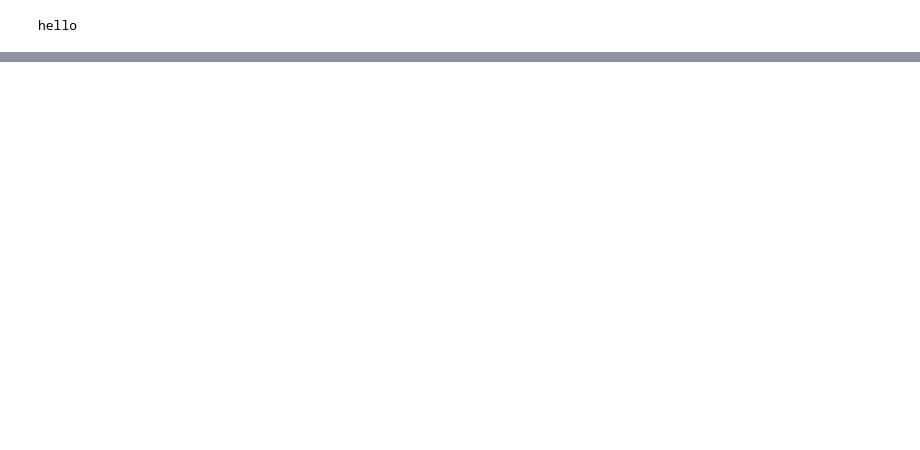
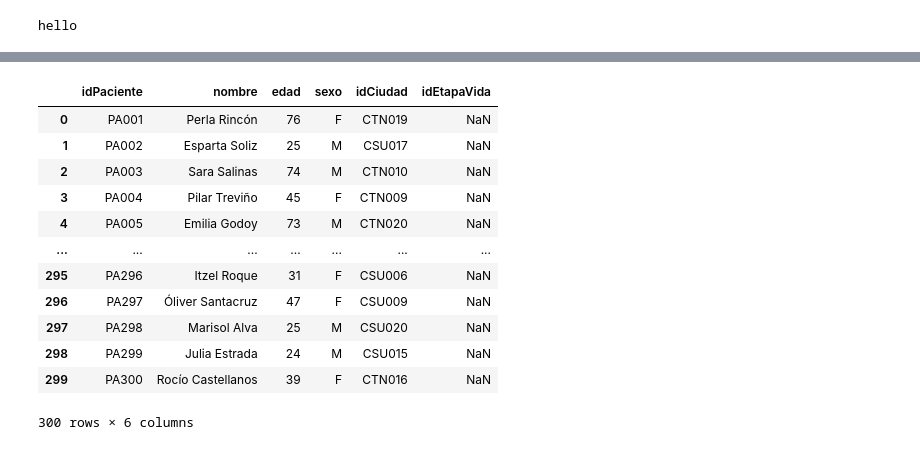
Before and after one commit to aldoSN003/almacenes-de-datos, a Jupyter notebook: Pacientes.ipynb, the cells around one changed output, grey strips where cells are left out. Saved outputs shown, nothing was run; the diff lists cells and outputs as text; code cells hidden in the pictures; blank space fills up the shorter version.

```diff
--- a/Pacientes.ipynb
+++ b/Pacientes.ipynb
@@ -27,0 +164,13 @@ df.value
+# %%
+
+# 1. Determina el número exacto de IDs necesarios (debería ser 350)
+num_pacientes = len(df_pacientes)
+
+# 2. Genera los identificadores en el formato DR001, DR002, ..., DR350
+# Usamos un list comprehension para recorrer los números del 1 al 350
+# y f-strings con f":03d" para asegurar que cada número tenga 3 dígitos (ej: 1 -> 001).
+id_pacientes_300 = [f"PA{i:03d}" for i in range(1, num_pacientes + 1)]
+
+# 3. Asigna esta lista a la columna 'idDoctor'
+df_pacientes["idPaciente"] = id_pacientes_300
+df_pacientes
@@ -27,0 +193,3 @@ df.value
+# %%
+df_ciudades_id = pd.concat([id_ciudades_norte, id_ciudades_sur], ignore_index=True)
+df_ciudades_id
@@ -27,0 +214,35 @@ df.value
+# %%
+import numpy as np
+
+# 1. Extrae las especialidades únicas de tu DataFrame de origen
+#    Usamos .values para obtener un array de NumPy con las 60 especialidades
+ciudades_disponibles = df_ciudades_id.values
+
+# 2. Determina el número de asignaciones necesarias
+num_pacientes = len(df_pacientes) # 150
+
+# 3. Genera la selección aleatoria de especialidades
+#    'replace=True' es esencial para que las especialidades se repitan
+ciudades_aleatorias = np.random.choice(
+    a=ciudades_disponibles,
+    size=num_pacientes,
+    replace=True
+)
+
+# 4. Asigna esta lista a la columna 'especialidad' del DataFrame
+df_pacientes["idCiudad"] = ciudades_aleatorias
+df_pacientes
+# %% [output]
+|  | idPaciente | nombre | edad | sexo | idCiudad | idEtapaVida |
+| 0 | PA001 | Perla Rincón | 76 | F | CTN019 | NaN |
+| 1 | PA002 | Esparta Soliz | 25 | M | CSU017 | NaN |
+| 2 | PA003 | Sara Salinas | 74 | M | CTN010 | NaN |
+| 3 | PA004 | Pilar Treviño | 45 | F | CTN009 | NaN |
+| 4 | PA005 | Emilia Godoy | 73 | M | CTN020 | NaN |
+| ... | ... | ... | ... | ... | ... | ... |
+| 295 | PA296 | Itzel Roque | 31 | F | CSU006 | NaN |
+| 296 | PA297 | Óliver Santacruz | 47 | F | CSU009 | NaN |
+| 297 | PA298 | Marisol Alva | 25 | M | CSU020 | NaN |
+| 298 | PA299 | Julia Estrada | 24 | M | CSU015 | NaN |
+| 299 | PA300 | Rocío Castellanos | 39 | F | CTN016 | NaN |
+300 rows × 6 columns
```
Also changed, not shown: parts of 27 cells of this notebook, 3 other files.
